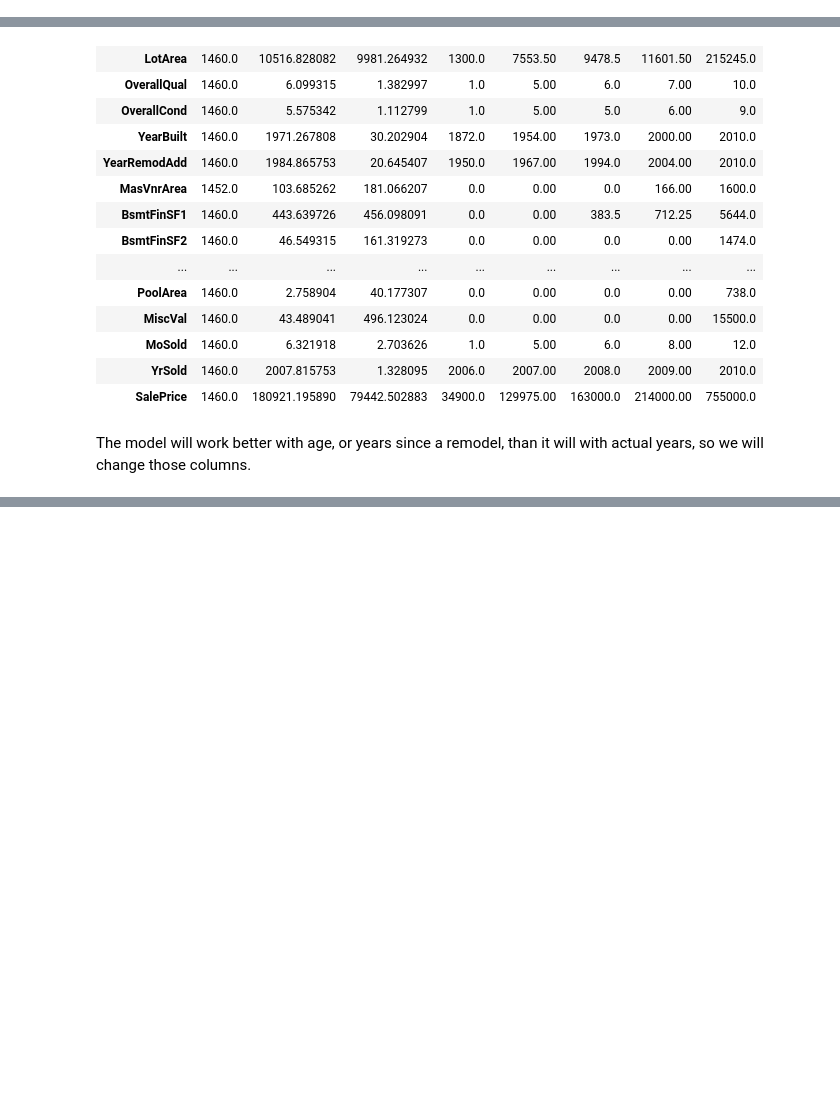
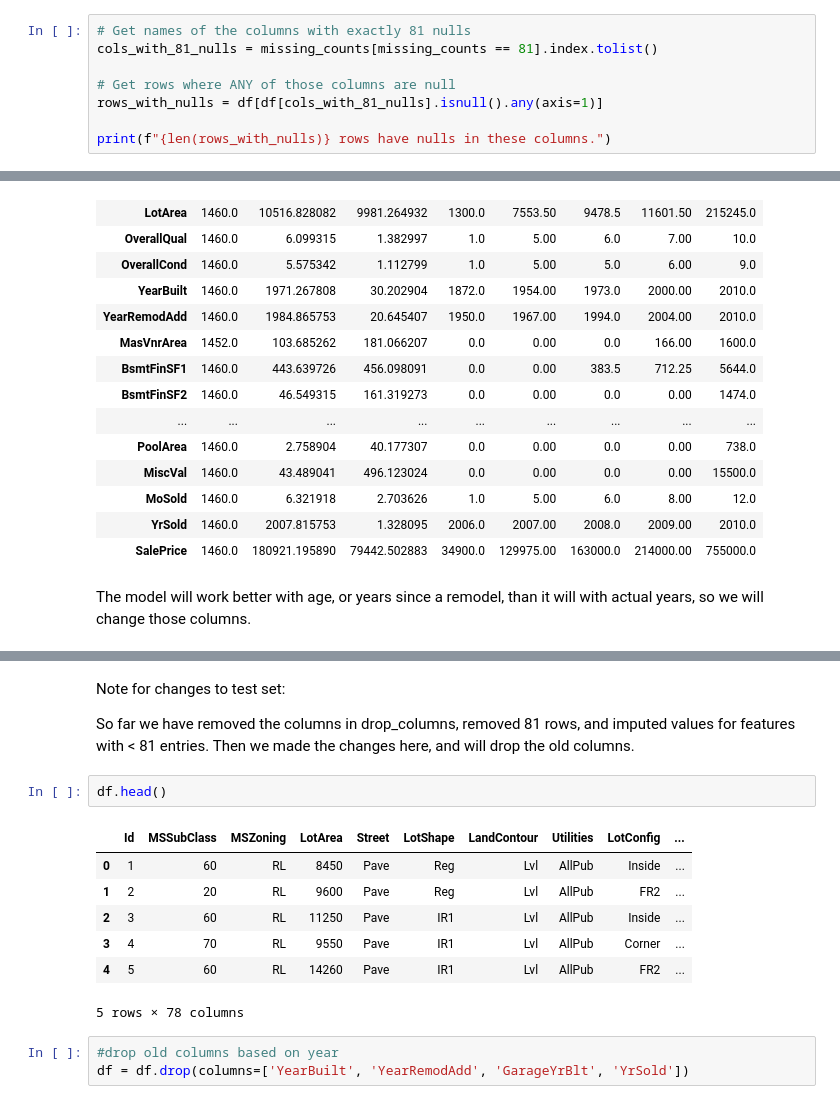
Before and after one commit to ngildersleeve/kagglehousing, a Jupyter notebook: Kaggle_HousingPriceRegression.ipynb, the cells around one changed output, grey strips where cells are left out. Saved outputs shown, nothing was run; the diff lists cells and outputs as text; blank space fills up the shorter version.

```diff
--- a/Kaggle_HousingPriceRegression.ipynb
+++ b/Kaggle_HousingPriceRegression.ipynb
@@ -211,0 +222,8 @@ memory usage: 844.2+ KB
+# %%
+# Get names of the columns with exactly 81 nulls
+cols_with_81_nulls = missing_counts[missing_counts == 81].index.tolist()
+
+# Get rows where ANY of those columns are null
+rows_with_nulls = df[df[cols_with_81_nulls].isnull().any(axis=1)]
+
+print(f"{len(rows_with_nulls)} rows have nulls in these columns.")
@@ -237,0 +326,17 @@ df['YearsSinceGarage'] = df['YrSold'] - df['GarageYrBlt']
+# %% [markdown]
+Note for changes to test set:
+
+ So far we have removed the columns in drop_columns, removed 81 rows, and imputed values for features with < 81 entries. Then we made the changes here, and will drop the old columns.
+# %%
+df.head()
+# %% [output]
+|  | Id | MSSubClass | MSZoning | LotArea | Street | LotShape | LandContour | Utilities | LotConfig | ... |
+| 0 | 1 | 60 | RL | 8450 | Pave | Reg | Lvl | AllPub | Inside | ... |
+| 1 | 2 | 20 | RL | 9600 | Pave | Reg | Lvl | AllPub | FR2 | ... |
+| 2 | 3 | 60 | RL | 11250 | Pave | IR1 | Lvl | AllPub | Inside | ... |
+| 3 | 4 | 70 | RL | 9550 | Pave | IR1 | Lvl | AllPub | Corner | ... |
+| 4 | 5 | 60 | RL | 14260 | Pave | IR1 | Lvl | AllPub | FR2 | ... |
+5 rows × 78 columns
+# %%
+#drop old columns based on year
+df = df.drop(columns=['YearBuilt', 'YearRemodAdd', 'GarageYrBlt', 'YrSold'])
```
Also changed, not shown: parts of 27 cells of this notebook.
